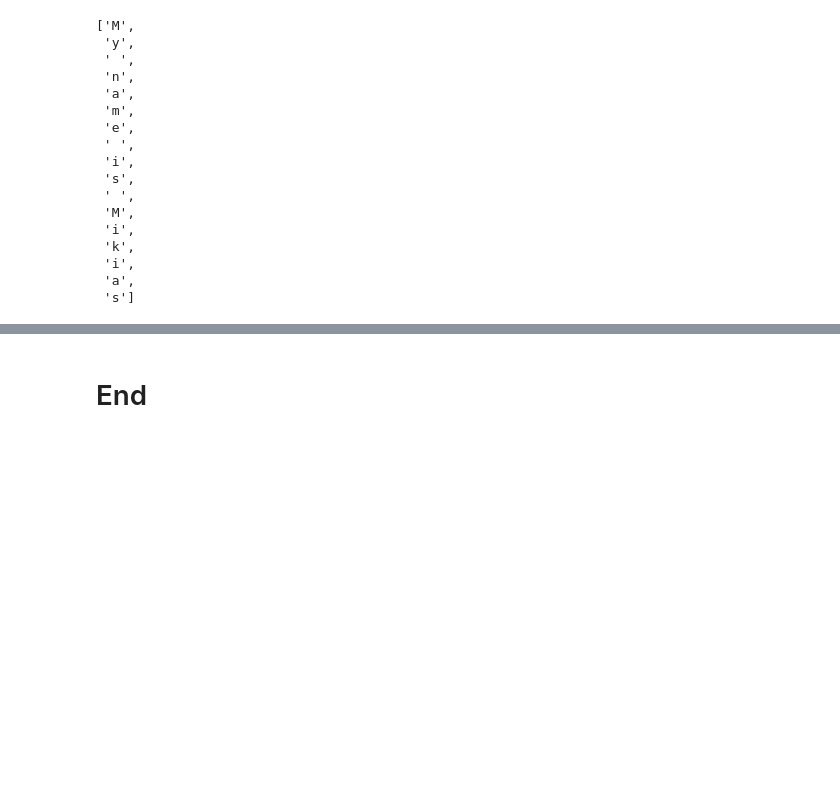
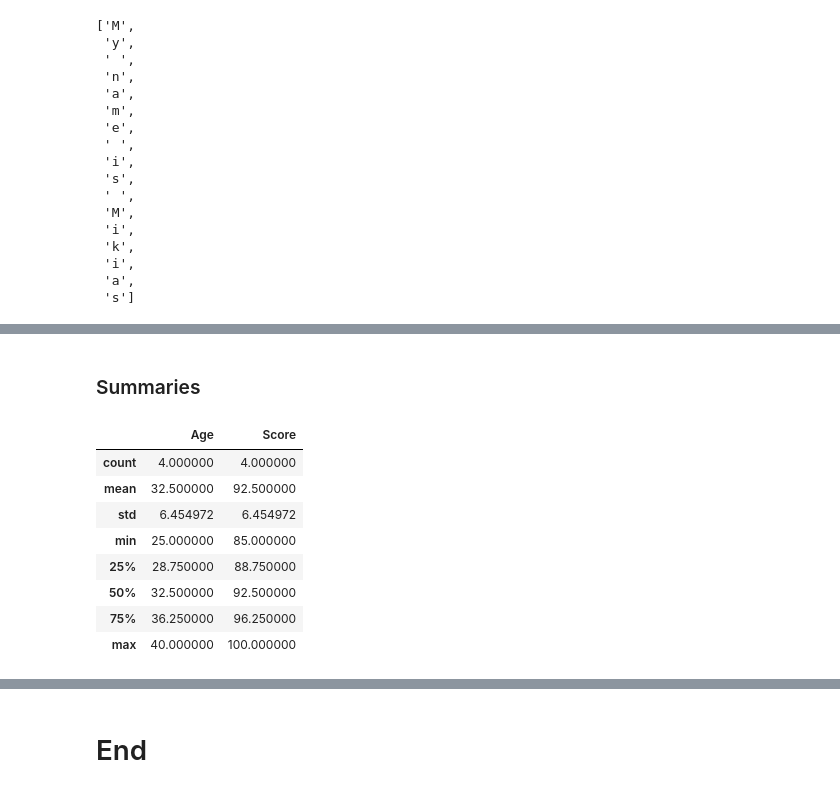
Before and after one commit to MikiasHWT/Python, a Jupyter notebook: Back_to_Basics.ipynb, the cells around one changed output, grey strips where cells are left out. Saved outputs shown, nothing was run; the diff lists cells and outputs as text; code cells hidden in the pictures; blank space fills up the shorter version.

```diff
--- a/Back_to_Basics.ipynb
+++ b/Back_to_Basics.ipynb
@@ -1298,0 +1417,15 @@ list
+# %% [markdown]
+### Summaries
+# %%
+# Common stats for numerical variables
+df.describe()
+# %% [output]
+|  | Age | Score |
+| count | 4.000000 | 4.000000 |
+| mean | 32.500000 | 92.500000 |
+| std | 6.454972 | 6.454972 |
+| min | 25.000000 | 85.000000 |
+| 25% | 28.750000 | 88.750000 |
+| 50% | 32.500000 | 92.500000 |
+| 75% | 36.250000 | 96.250000 |
+| max | 40.000000 | 100.000000 |
```
Also changed, not shown: parts of 22 cells of this notebook.
